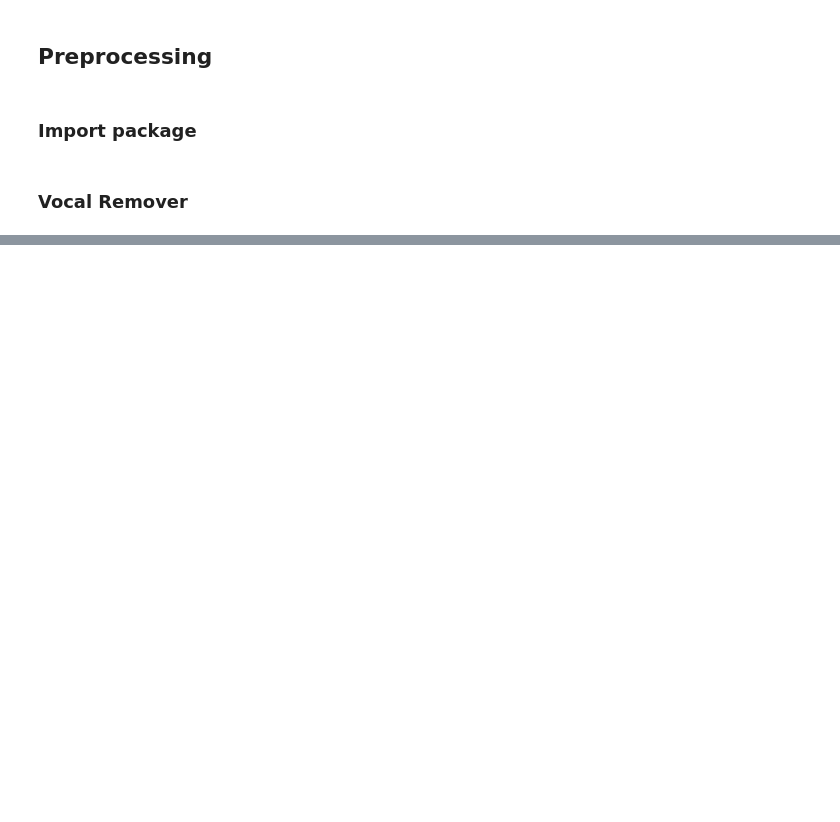
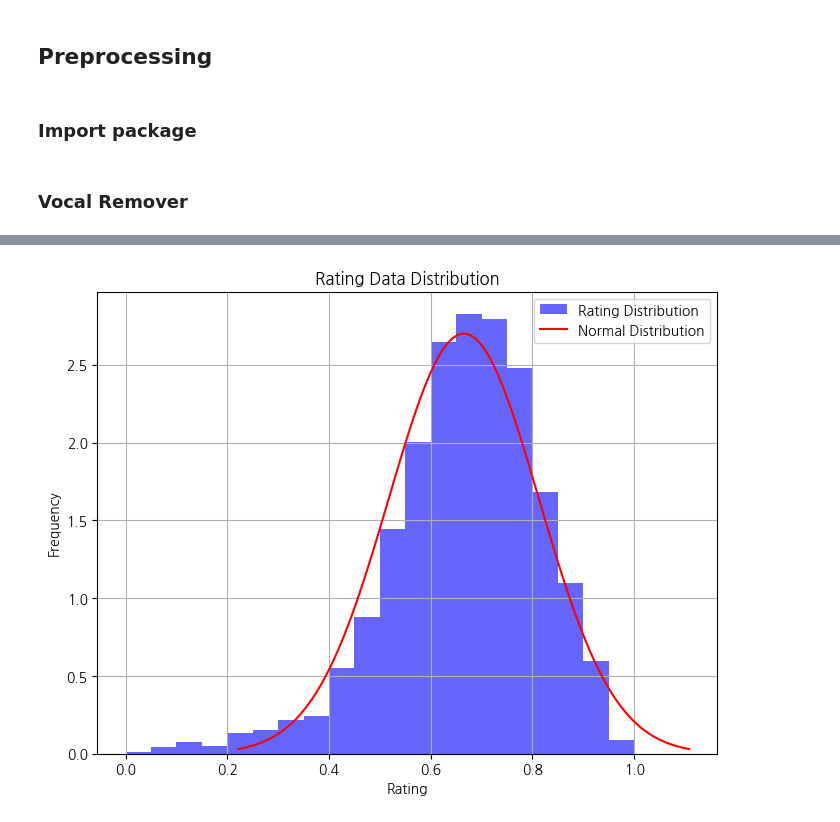
Before and after one commit to ckj18/SongSSam, a Jupyter notebook: Dataset/RS.ipynb, the cells around one changed output, grey strips where cells are left out. Saved outputs shown, nothing was run; the diff lists cells and outputs as text; code cells hidden in the pictures; blank space fills up the shorter version.

```diff
--- a/Dataset/RS.ipynb
+++ b/Dataset/RS.ipynb
@@ -253,0 +340,2 @@ gpu_id = 0
+# %%
+Encoding_Singer = df_singer[['Title_ID', 'Artist_ID', 'Genre_ID', 'Rating_Distribution']]
@@ -253,0 +358,7 @@ gpu_id = 0
+# %%
+df_octave[['Low_Frequency', 'High_Frequency']] = pd.DataFrame(df_octave.apply(lambda row: convert_to_frequency(row, octave_table), axis=1).to_list(), columns=['Low_Frequency', 'High_Frequency'])
+Encoding_Octave = df_octave[['Artist_ID', 'Low_Frequency', 'High_Frequency']]
+# %%
+# 두 데이터프레임을 'Artist' 열을 기준으로 concat
+recommend = pd.merge(Encoding_Singer, Encoding_Octave, on='Artist_ID', how='outer')
+recommend
@@ -253,0 +401,27 @@ gpu_id = 0
+# %%
+from scipy.stats import norm
+
+def visual(df, feature):
+    # Rating 열의 데이터를 히스토그램으로 시각화
+    plt.figure(figsize=(8, 6))
+    plt.hist(df[feature], bins=20, density=True, alpha=0.6, color='b', label='Rating Distribution')
+
+    # 평균과 표준편차 계산
+    mean_rating = np.mean(df[feature])
+    std_deviation = np.std(df[feature])
+
+    # 정규분포를 그리기 위한 x 범위 생성
+    x = np.linspace(mean_rating - 3*std_deviation, mean_rating + 3*std_deviation, 100)
+    # 정규분포 그리기
+    plt.plot(x, norm.pdf(x, mean_rating, std_deviation), 'r', label='Normal Distribution')
+
+    plt.title('Rating Data Distribution')
+    plt.xlabel('Rating')
+    plt.ylabel('Frequency')
+    plt.legend()
+    plt.grid(True)
+    plt.show()
+# %%
+visual(recommend, "Rating_Distribution")
+# %% [output]
+[figure, added]
```
Also changed, not shown: parts of 44 cells of this notebook.
